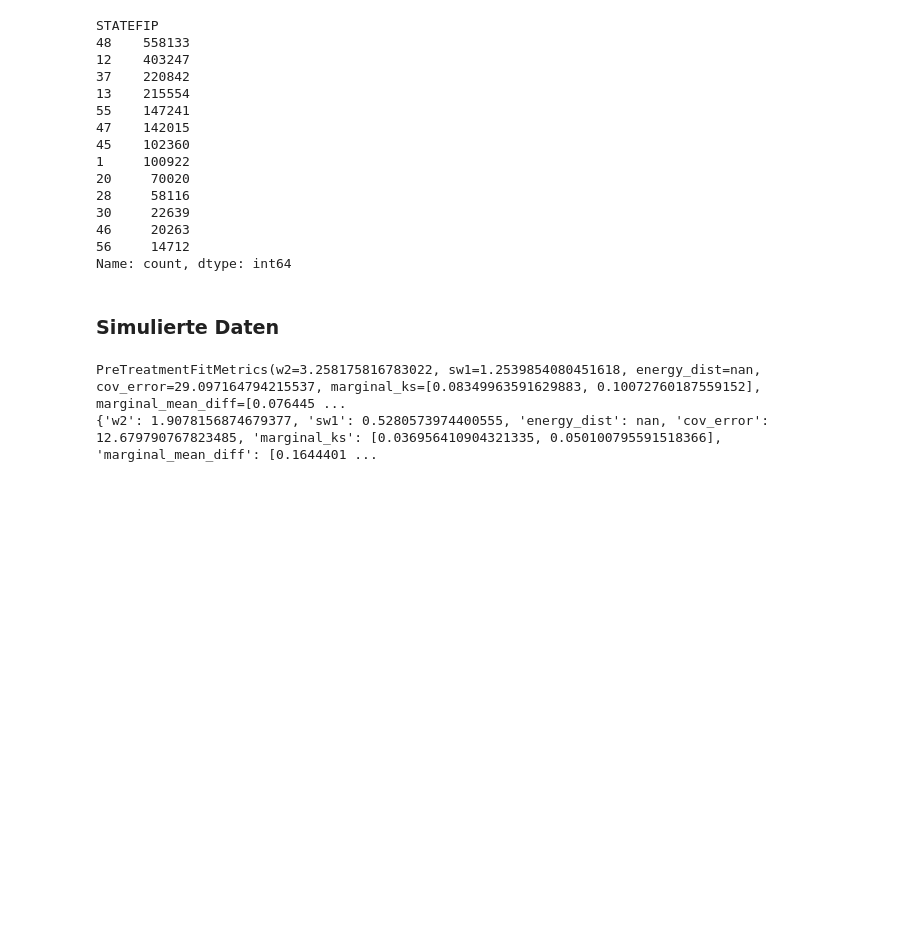
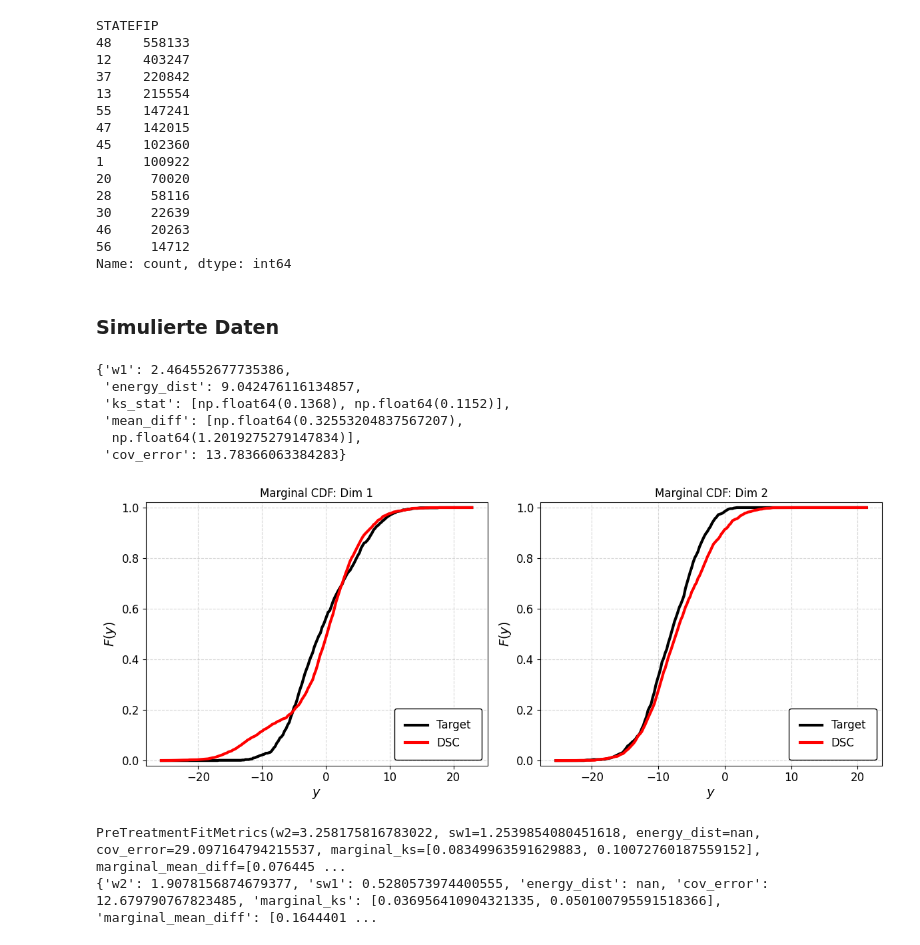
Before and after one commit to alexanderhxs/DiSCos, a Jupyter notebook: python/test_disco.ipynb, the cells around one changed output. Saved outputs shown, nothing was run; the diff lists cells and outputs as text; code cells hidden in the pictures; blank space fills up the shorter version.

```diff
--- a/python/test_disco.ipynb
+++ b/python/test_disco.ipynb
@@ -249,7 +249,7 @@ Name: count, dtype: int64
 ### Simulierte Daten
 # %%
 # Super realistische Schwankungen (nahe der vorgegebenen Baseline)
-test_df = get_contunious_data(1000, 100, dim=2, base_corr=0.3, corr_drift=0.6)
+test_df = get_contunious_data(1000, 30, dim=2, base_corr=0.6, corr_drift=0.6)
 
 #print(test_df[test_df['time_col'] == 9999].groupby('id_col').apply(lambda x: np.corrcoef(x['y_col_1'], x['y_col_2'])[0, 1]))
 #print(np.corrcoef(test_df.loc[test_df['time_col'] == 9999, ['y_col_1', 'y_col_2']].values.T)[0,1])
@@ -268,9 +268,23 @@ fit_2D_sw = DiSCo(
     CI=False,
     perm=False,
     seed=None,
-    mixture=False
+    mixture=False,
+    method='sliced'
 )
 fit_2D_sw = fit_2D_sw.fit()
+# %%
+calculate_pretreatment_fit(fit_2D_sw).metrics_per_period[1]
+# %% [output]
+{'w1': 2.464552677735386,
+ 'energy_dist': 9.042476116134857,
+ 'ks_stat': [np.float64(0.1368), np.float64(0.1152)],
+ 'mean_diff': [np.float64(0.32553204837567207),
+  np.float64(1.2019275279147834)],
+ 'cov_error': 13.78366063384283}
+# %%
+plot_fit_cdf(fit_2D_sw)
+# %% [output]
+[figure, added]
 # %%
 fit_2D_mix = DiSCo(
     df=test_df,
```
Also changed, not shown: 27 other files.
